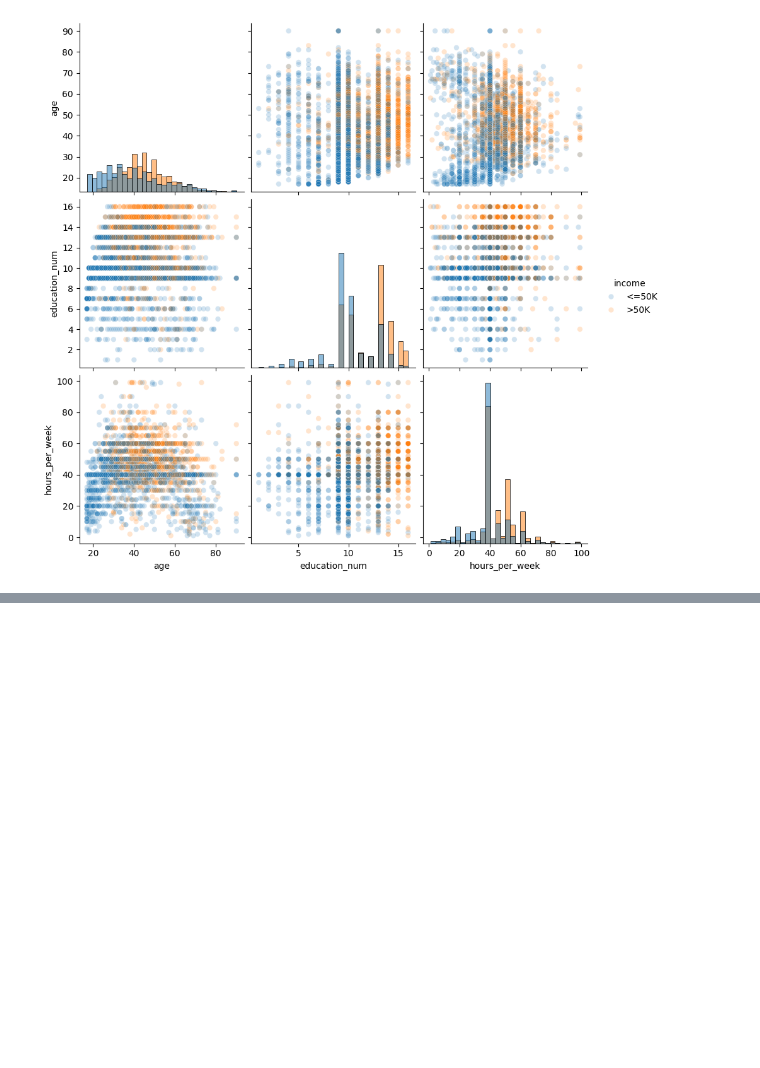
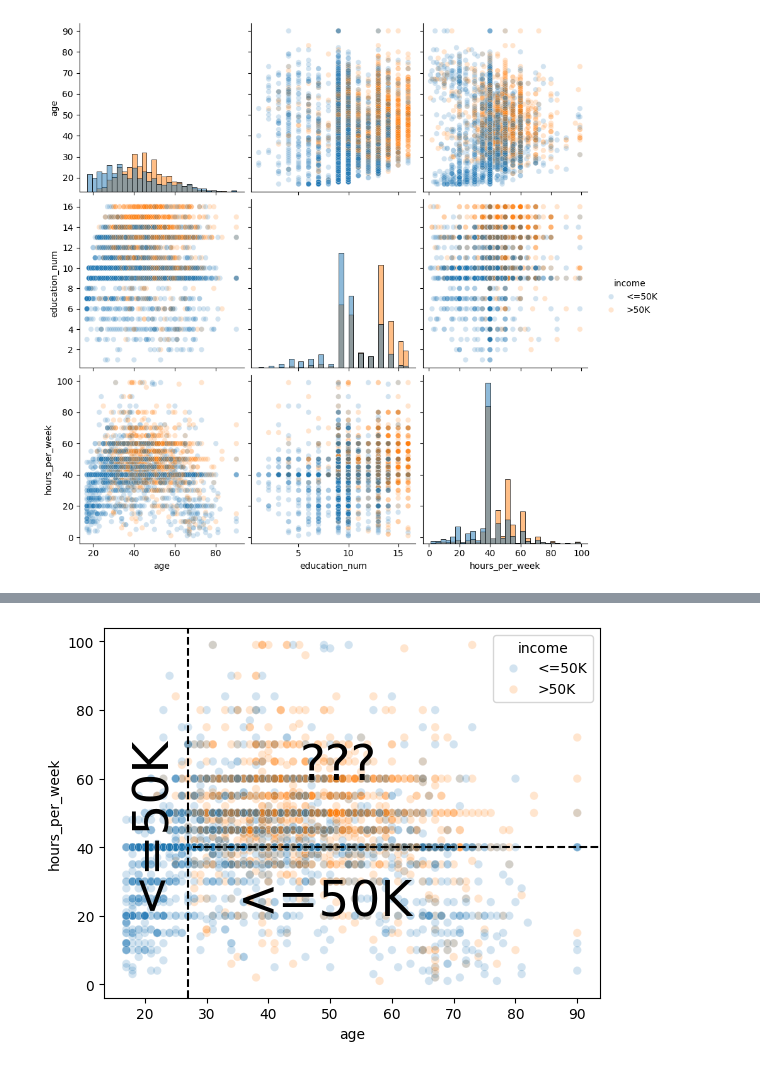
Before and after one commit to damiansp/ML, a Jupyter notebook: python/sklearn/mooc/01_predictive_modeling_pipeline/1_tabular_data_exploration.py.ipynb, the cells around one changed output, grey strips where cells are left out. Drawn from its saved outputs; the diff is of its cells as text; code cells hidden in the pictures; blank space fills up the shorter version.

```diff
--- a/python/sklearn/mooc/01_predictive_modeling_pipeline/1_tabular_data_exploration.py.ipynb
+++ b/python/sklearn/mooc/01_predictive_modeling_pipeline/1_tabular_data_exploration.py.ipynb
@@ -108,0 +119,16 @@ sns.pairplot(
+# %%
+ax = sns.scatterplot(
+    x='age',
+    y='hours_per_week',
+    data=df[:N_SAMPLE],
+    hue=target_col,
+    alpha=0.2)
+AGE_LIMIT = 27
+plt.axvline(x=AGE_LIMIT, ymin=0, ymax=1, color='k', linestyle='--')
+HRS_LIMIT = 40
+plt.axhline(y=HRS_LIMIT, xmin=0.18, xmax=1, color='k', linestyle='--')
+plt.annotate('<=50K', (17, 25), rotation=90, fontsize=35)
+plt.annotate('<=50K', (35, 20), fontsize=35)
+plt.annotate('???', (45, 60), fontsize=35);
+# %% [output]
+[figure, added]
```
Also changed, not shown: parts of 2 cells of this notebook.
